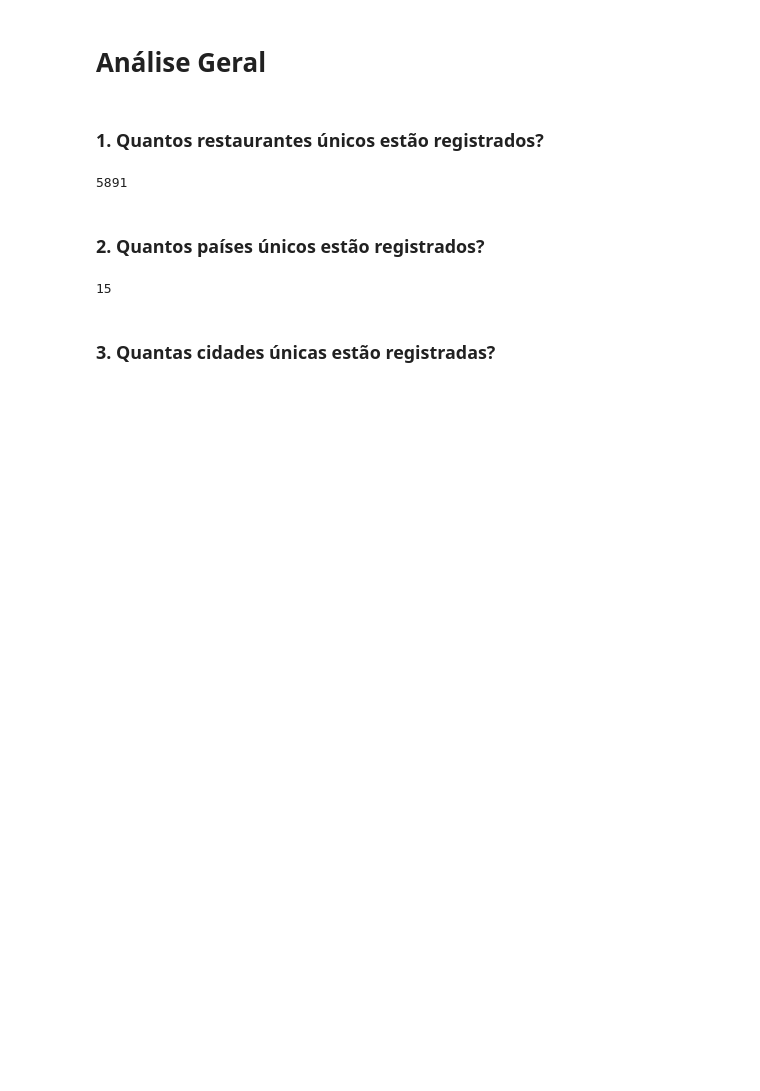
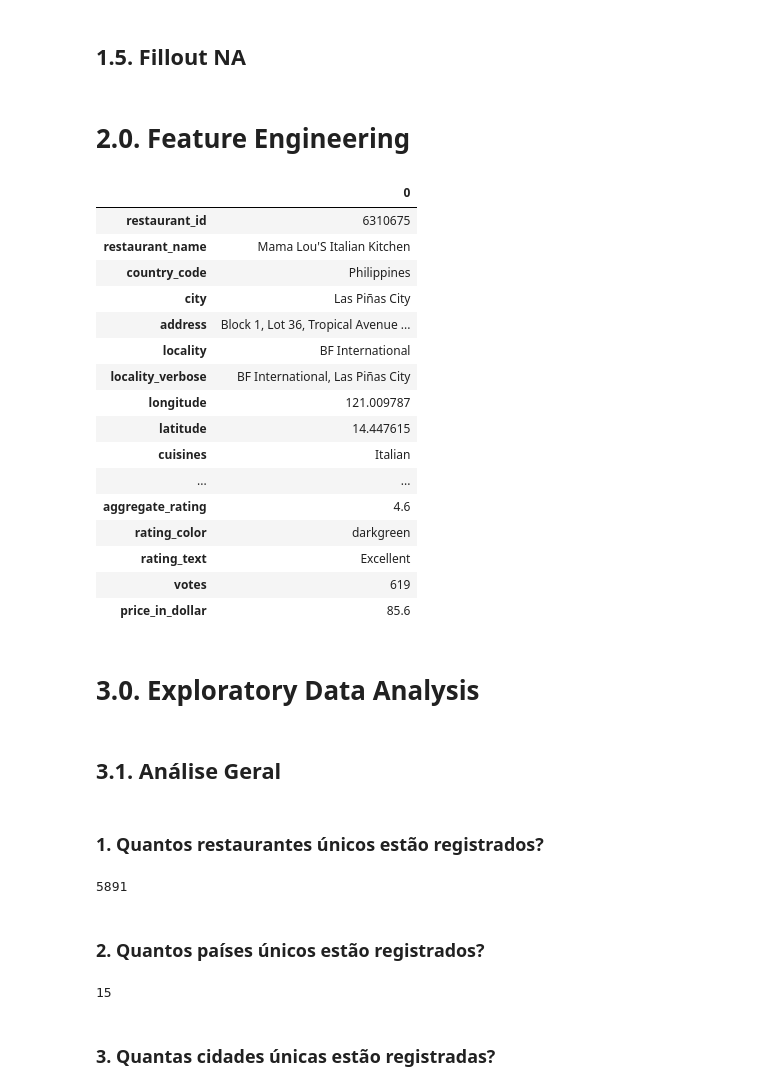
Before and after one commit to ctosta/Application-Data-Analysis, a Jupyter notebook: notebooks/notebook_fomezero.ipynb, the cells around one changed output. Cells and saved outputs as stored; diff of their text form; code cells hidden in the pictures; blank space fills up the shorter version.

```diff
--- a/notebooks/notebook_fomezero.ipynb
+++ b/notebooks/notebook_fomezero.ipynb
@@ -129,3 +134,4 @@ data.shape
 # %%
-df.shape
+df1 = rename_columns(df1)
+df1.columns
 # %% [output]
@@ -163,5 +197,50 @@ memory usage: 1.2+ MB
+# %% [markdown]
+## 1.5. Fillout NA
+# %%
+df1 = clean_code (df1)
+# %% [markdown]
+# 2.0. Feature Engineering
+# %%
+df2 = df1.copy()
+# %%
+# Alterar linhas das variáveis cuisines e restaurante_name
+df2 = change_rows (df2)
+
+# Substituindo código dos países pelo nome
+df2 = country_name(df2)
+
+# Atribuindo rótulos nas linhas da variável price_range
+df2 = create_price_type(df2)
+
+# Definindo cores na variável rating_color (coordenadas no mapa)
+df2 = color_name(df2)
+
+# Criando uma variável com o valor da variável average_cost_for_two em dólar
+df2 = price_in_dollar(df2)
+# %%
+df2.head(1).T
+# %% [output]
+|  | 0 |
+| restaurant_id | 6310675 |
+| restaurant_name | Mama Lou'S Italian Kitchen |
+| country_code | Philippines |
+| city | Las Piñas City |
+| address | Block 1, Lot 36, Tropical Avenue ... |
+| locality | BF International |
+| locality_verbose | BF International, Las Piñas City |
+| longitude | 121.009787 |
+| latitude | 14.447615 |
+| cuisines | Italian |
+| ... | ... |
+| aggregate_rating | 4.6 |
+| rating_color | darkgreen |
+| rating_text | Excellent |
+| votes | 619 |
+| price_in_dollar | 85.6 |
+# %% [markdown]
+# 3.0. Exploratory Data Analysis
 # %% [markdown]
-# Análise Geral
+## 3.1. Análise Geral
 # %% [markdown]
 ### 1. Quantos restaurantes únicos estão registrados?
 # %%
```
Also changed, not shown: parts of 31 cells of this notebook, 1 other file.
